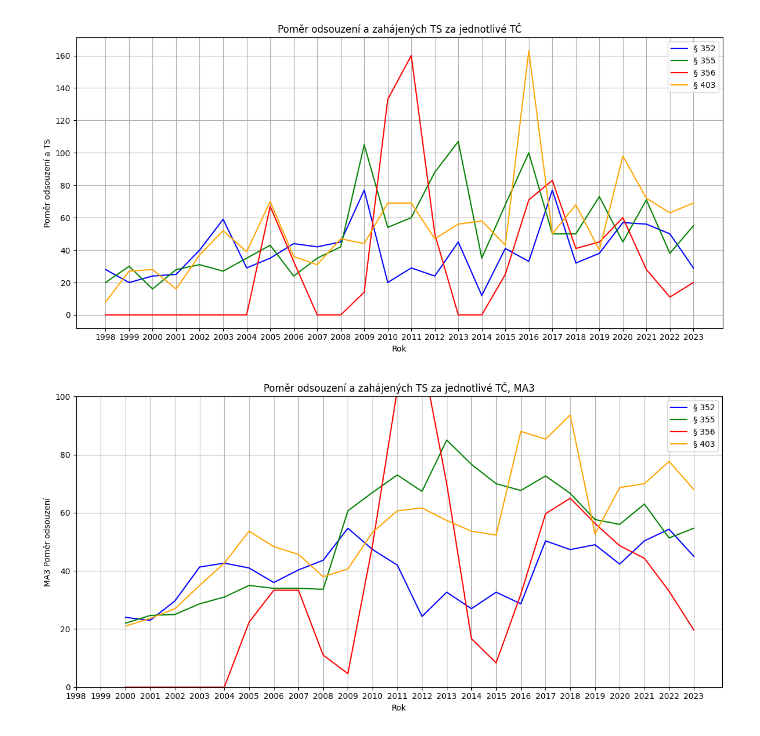
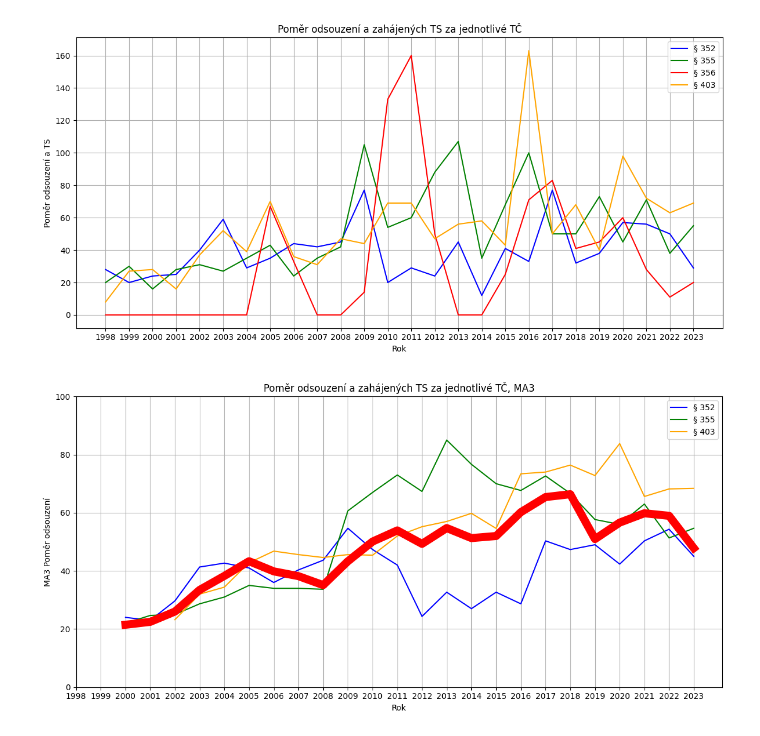
Before and after one commit to DamiTheCraftyPythonista/Thesis, a Jupyter notebook: Hate_crimes_CZ.ipynb, the cells around one changed output. Drawn from its saved outputs; the diff is of its cells as text; code cells hidden in the pictures.

```diff
--- a/Hate_crimes_CZ.ipynb
+++ b/Hate_crimes_CZ.ipynb
@@ -192,6 +172,7 @@ df_352.reset_index(drop=True, inplace=True)
 
 df_352['%Obž.'] = (df_352['Obž.'] / df_352['Stíháno'] * 100).fillna(0).round(0).astype(int)
 df_352['%Ods.'] = (df_352['Ods.'] / df_352['Stíháno'] * 100).fillna(0).round(0).astype(int)
+df_352['%Obž_ods'] = (df_352['Ods.'] / df_352['Obž.'] * 100).fillna(0).round(0).astype(int)
 
 df_352.head()
 # %% [output]
@@ -213,6 +199,7 @@ df_355.reset_index(drop=True, inplace=True)
 
 df_355['%Obž.'] = (df_355['Obž.'] / df_355['Stíháno'] * 100).fillna(0).round(0).astype(int)
 df_355['%Ods.'] = (df_355['Ods.'] / df_355['Stíháno'] * 100).fillna(0).round(0).astype(int)
+df_355['%Obž_ods'] = (df_355['Ods.'] / df_355['Obž.'] * 100).fillna(0).round(0).astype(int)
 
 df_355.head()
 # %% [output]
@@ -234,6 +221,7 @@ df_356.reset_index(drop=True, inplace=True)
 
 df_356['%Obž.'] = (df_356['Obž.'] / df_356['Stíháno'] * 100).fillna(0).round(0).astype(int)
 df_356['%Ods.'] = (df_356['Ods.'] / df_356['Stíháno'] * 100).fillna(0).round(0).astype(int)
+df_356['%Obž_ods'] = (df_356['Ods.'] / df_356['Obž.'] * 100).fillna(0).round(0).astype(int)
 
 df_356.head()
 # %% [output]
@@ -255,7 +243,7 @@ df_403_404.reset_index(drop=True, inplace=True)
 
 df_403_404['%Obž.'] = (df_403_404['Obž.'] / df_403_404['Stíháno'] * 100).fillna(0).round(0).astype(int)
 df_403_404['%Ods.'] = (df_403_404['Ods.'] / df_403_404['Stíháno'] * 100).fillna(0).round(0).astype(int)
-
+df_403_404['%Obž_ods'] = (df_403_404['Ods.'] / df_403_404['Obž.'] * 100).fillna(0).round(0).astype(int)
 
 df_403_404.head()
 # %% [output]
@@ -385,32 +373,33 @@ plt.show()
 # %%
 df_352['MA3_%Ods.'] = df_352['%Ods.'].rolling(window=3).mean()
 df_355['MA3_%Ods.'] = df_355['%Ods.'].rolling(window=3).mean()
 df_356['MA3_%Ods.'] = df_356['%Ods.'].rolling(window=3).mean()
-df_403_404['MA3_%Ods.'] = df_403_404['%Ods.'].rolling(window=3).mean()
+df_403_404['MA3_%Ods.'] = df_403_404['%Ods.'].rolling(window=5).mean()
 
 plt.figure(figsize=(12, 6))
 
 colors = {
     '§ 352': 'blue',
     '§ 355': 'green',
     '§ 356': 'red',
     '§ 403': 'orange',
 }
 
 plt.plot(df_352['rok'], df_352['MA3_%Ods.'], color=colors['§ 352'], linestyle='-', label='§ 352')
 plt.plot(df_355['rok'], df_355['MA3_%Ods.'], color=colors['§ 355'], linestyle='-', label='§ 355')
-plt.plot(df_356['rok'], df_356['MA3_%Ods.'], color=colors['§ 356'], linestyle='-', label='§ 356')
+# plt.plot(df_356['rok'], df_356['MA3_%Ods.'], color=colors['§ 356'], linestyle='-', label='§ 356')
 plt.plot(df_403_404['rok'], df_403_404['MA3_%Ods.'], color=colors['§ 403'], linestyle='-', label='§ 403')
+plt.plot(data_ods['rok'], data_ods['% Ods. (3-rolling)'], color='red', linewidth=10)
 
 plt.title('Poměr odsouzení a zahájených TS za jednotlivé TČ, MA3')
 plt.xlabel('Rok')
 plt.ylabel('MA3 Poměr odsouzení')
 plt.xticks(df_352['rok'])
 plt.ylim(0, 100)
 plt.grid()
 plt.legend()
 plt.tight_layout()
 
 plt.show()
 # %% [output]
-[figure, old version]
+[figure, new version]
```
Also changed, not shown: parts of 13 cells of this notebook.
